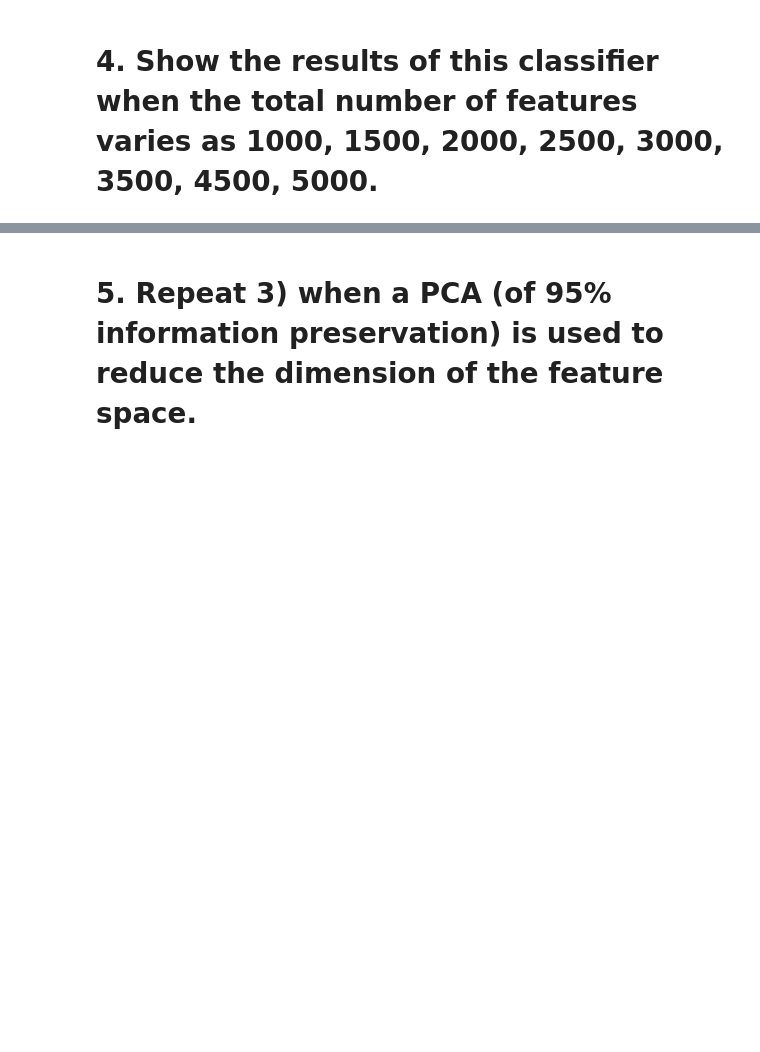
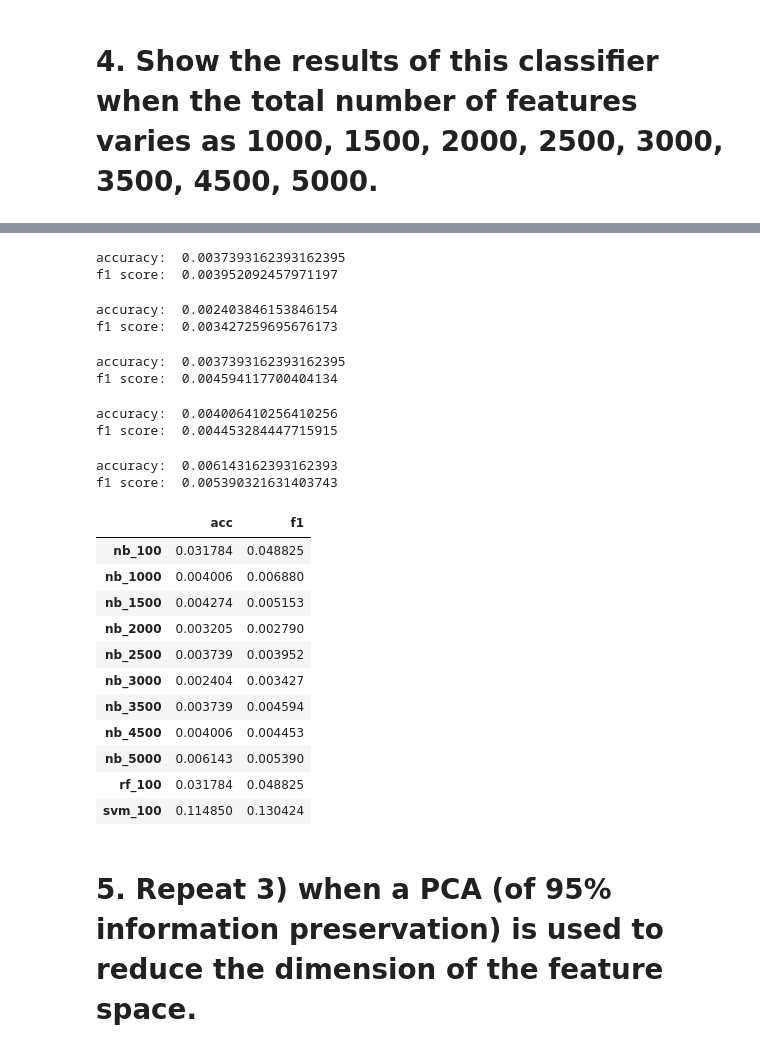
Before and after one commit to JoonasAN/NLP-and-Text-Mining-Project, a Jupyter notebook: project.ipynb, the cells around one changed output, grey strips where cells are left out. Drawn from its saved outputs; the diff is of its cells as text; code cells hidden in the pictures; blank space fills up the shorter version.

```diff
--- a/project.ipynb
+++ b/project.ipynb
@@ -350,3 +413,46 @@ print(metrics.confusion_matrix(expected, predicted))
+# %%
+accuracy_nb_2500, f1_nb_2500 = nb_classifier(2500)
+# %% [output]
+accuracy:  0.0037393162393162395
+f1 score:  0.003952092457971197
+# %%
+accuracy_nb_3000, f1_nb_3000 = nb_classifier(3000)
+# %% [output]
+accuracy:  0.002403846153846154
+f1 score:  0.003427259695676173
+# %%
+accuracy_nb_3500, f1_nb_3500 = nb_classifier(3500)
+# %% [output]
+accuracy:  0.0037393162393162395
+f1 score:  0.004594117700404134
+# %%
+accuracy_nb_4500, f1_nb_4500 = nb_classifier(4500)
+# %% [output]
+accuracy:  0.004006410256410256
+f1 score:  0.004453284447715915
+# %%
+accuracy_nb_5000, f1_nb_5000 = nb_classifier(5000)
+# %% [output]
+accuracy:  0.006143162393162393
+f1 score:  0.005390321631403743
+# %%
+results = [(accuracy_nb, f1_nb), (accuracy_nb_1000, f1_nb_1000), (accuracy_nb_1500, f1_nb_1500), (accuracy_nb_2000, f1_nb_2000), (accuracy_nb_2500, f1_nb_2500), (accuracy_nb_3000, f1_nb_3000),
+           (accuracy_nb_3500, f1_nb_3500), (accuracy_nb_4500, f1_nb_4500), (accuracy_nb_5000, f1_nb_5000), (accuracy_rf, f1_rf), (accuracy_svm, f1_svm)]
+results_df = pd.DataFrame(results, columns=['acc', 'f1'], index=["nb_100", "nb_1000", "nb_1500", "nb_2000", "nb_2500", "nb_3000", "nb_3500", "nb_4500", "nb_5000", "rf_100", "svm_100"])
+results_df
+# %% [output]
+|  | acc | f1 |
+| nb_100 | 0.031784 | 0.048825 |
+| nb_1000 | 0.004006 | 0.006880 |
+| nb_1500 | 0.004274 | 0.005153 |
+| nb_2000 | 0.003205 | 0.002790 |
+| nb_2500 | 0.003739 | 0.003952 |
+| nb_3000 | 0.002404 | 0.003427 |
+| nb_3500 | 0.003739 | 0.004594 |
+| nb_4500 | 0.004006 | 0.004453 |
+| nb_5000 | 0.006143 | 0.005390 |
+| rf_100 | 0.031784 | 0.048825 |
+| svm_100 | 0.114850 | 0.130424 |
 # %% [markdown]
 # 5. Repeat 3) when a PCA (of 95% information preservation) is used to reduce the dimension of the feature space.
 # %% [markdown]
```
Also changed, not shown: parts of 24 cells of this notebook.
